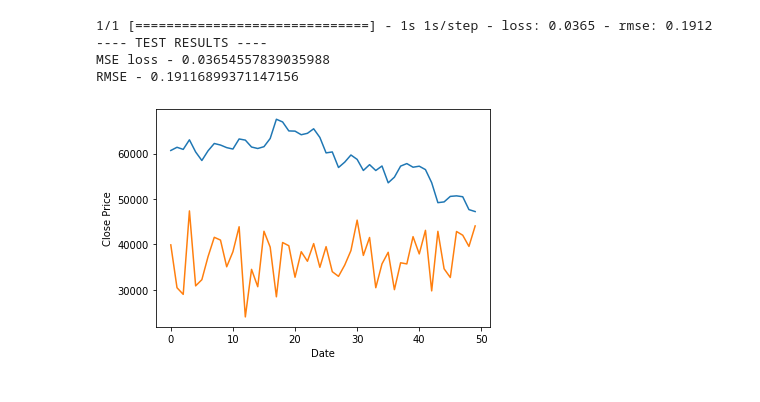
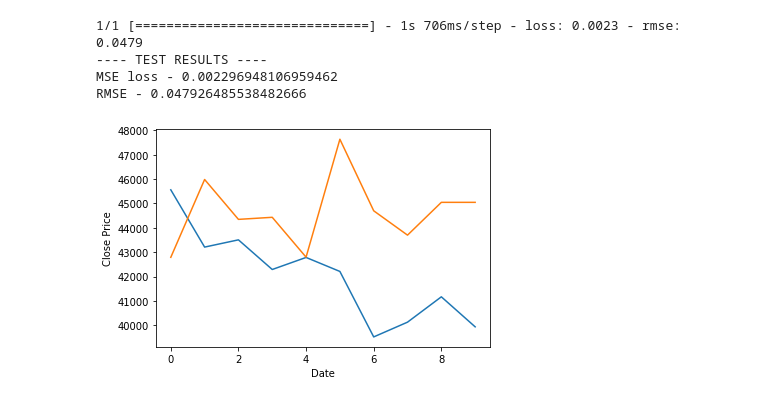
Before and after one commit to andrei-aleksanian/Bitcoin-price-prediction, a Jupyter notebook: src/colab2_longData.ipynb, the cells around one changed output. Saved outputs shown, nothing was run; the diff lists cells and outputs as text; code cells hidden in the pictures.

```diff
--- a/src/colab2_longData.ipynb
+++ b/src/colab2_longData.ipynb
@@ -11,5 +11,6 @@ df = loadData()
 # %%
 features = np.array(df["Close"]).reshape(-1, 1)
 normalized_data, scaler = normalizeAtOnce(features)
+normalized_data = normalized_data[2200:]
 show_data_simple(normalized_data)
 # %% [output]
@@ -17,9 +18,11 @@ show_data_simple(normalized_data)
 # %%
 config = {
-    "past": 100, # try 10, 50, 100, 300
-    "future": 50, # try 5, 50, 100
+    "past": 30, # try 10, 50, 100, 300
+    "future": 10, # try 5, 50, 100
+    "neurons": 100,
     "batch_size": 128, # large batches allow faster training
     "epochs": 10,
+    "features": 1
 }
 
 dataset_train, dataset_val, x_test, y_test = getDatasets(config, normalized_data)
@@ -40,5 +43,5 @@ Target shape: (128, 1)
 # %%
-model = getModel(inputs, config["future"])
+model = getModel(config)
 model.summary()
 # %% [output]
 Model: "model"
@@ -90,14 +93,14 @@ x, y = prepareTestSet(x_test, y_test, config["past"], config["future"])
 # %%
 evaluateModelQuick(model, x, y)
 # %% [output]
-1/1 [==============================] - 1s 1s/step - loss: 0.0365 - rmse: 0.1912
+1/1 [==============================] - 1s 706ms/step - loss: 0.0023 - rmse: 0.0479
 ---- TEST RESULTS ----
-MSE loss - 0.03654557839035988
-RMSE - 0.19116899371147156
+MSE loss - 0.002296948106959462
+RMSE - 0.047926485538482666
 # %%
-showRegressionExample(x[0], y[0], model, scaler)
+showRegressionExample(x[15], y[15], model, scaler)
 # %% [output]
-[figure, old version]
+[figure, new version]
 # %%
 # do grid search on past/future
 # compare a gazilion of models
```
Also changed, not shown: parts of 4 cells of this notebook, 5 other files.
